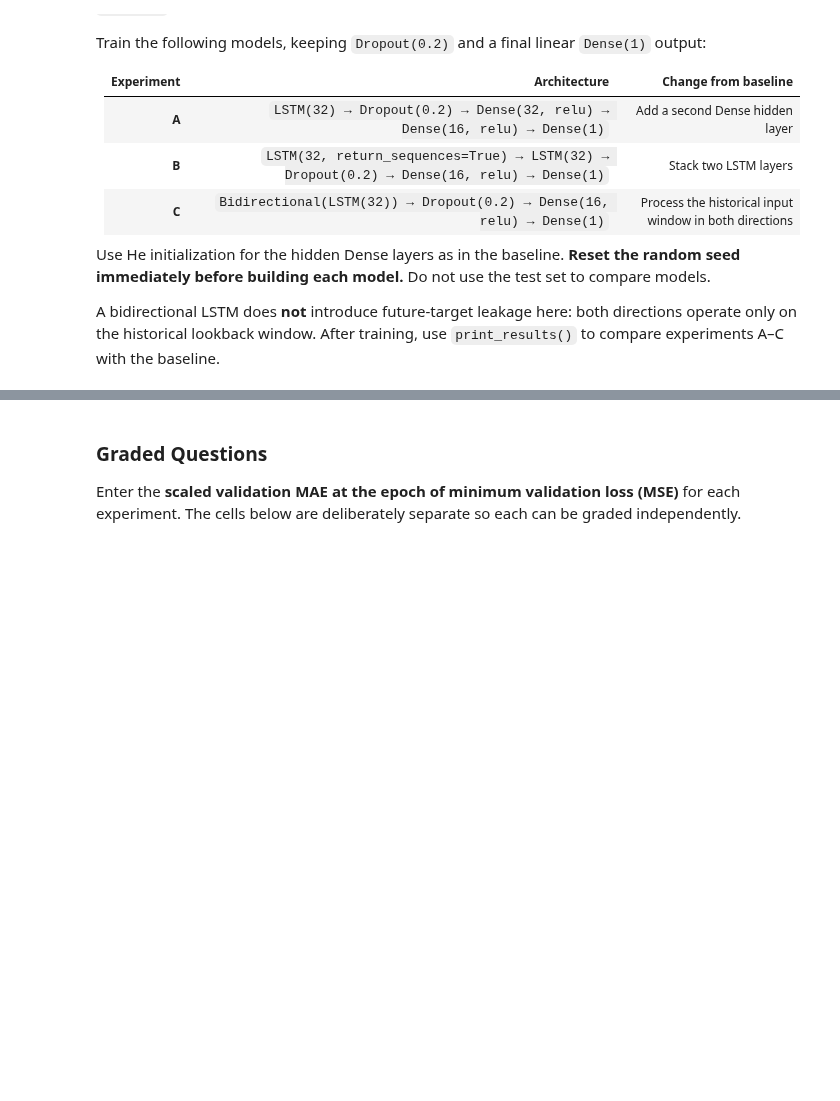
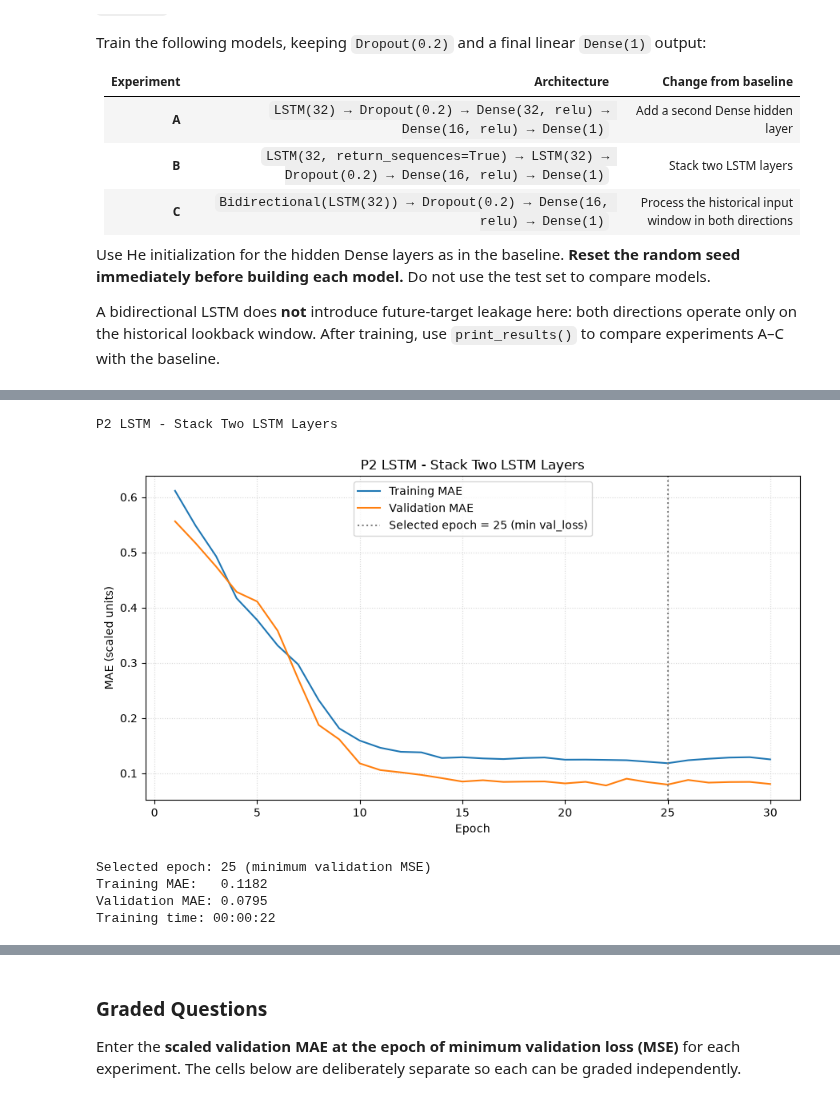
Before and after one commit to aidandig/DX703-HW, a Jupyter notebook: Homework_08.ipynb, the cells around one changed output, grey strips where cells are left out. Saved outputs shown, nothing was run; the diff lists cells and outputs as text; code cells hidden in the pictures; blank space fills up the shorter version.

```diff
--- a/Homework_08.ipynb
+++ b/Homework_08.ipynb
@@ -847,0 +880,36 @@ A bidirectional LSTM does **not** introduce future-target leakage here: both dir
+# %%
+# Experiment B
+
+lookback = 24 * 7
+horizon  = 1
+
+X_train, y_train, X_val, y_val, X_test, y_test = build_datasets(lookback, horizon)
+
+tf.keras.utils.set_random_seed(random_seed)
+
+p2_B_model = Sequential([
+                  Input(shape=(lookback, 1)),
+                  LSTM(32, return_sequences=True),
+                  LSTM(32),
+                  Dropout(0.2),
+                  Dense(16, activation="relu",
+                        kernel_initializer=keras.initializers.HeNormal(seed=random_seed)),
+                  Dense(horizon)
+            ])
+
+# Preserve configuration and datasets
+p2_B_lookback = lookback
+p2_B_horizon = horizon
+p2_B_X_val, p2_B_y_val = X_val, y_val
+p2_B_X_test, p2_B_y_test = X_test, y_test
+
+p2_B_history, p2_B_info = train_and_validate(
+    p2_B_model, title="P2 LSTM - Stack Two LSTM Layers", verbose=0, return_history=True
+)
+# %% [output]
+P2 LSTM - Stack Two LSTM Layers
+[figure, added]
+Selected epoch: 25 (minimum validation MSE)
+Training MAE:   0.1182
+Validation MAE: 0.0795
+Training time: 00:00:22
```
Also changed, not shown: parts of 33 cells of this notebook.
